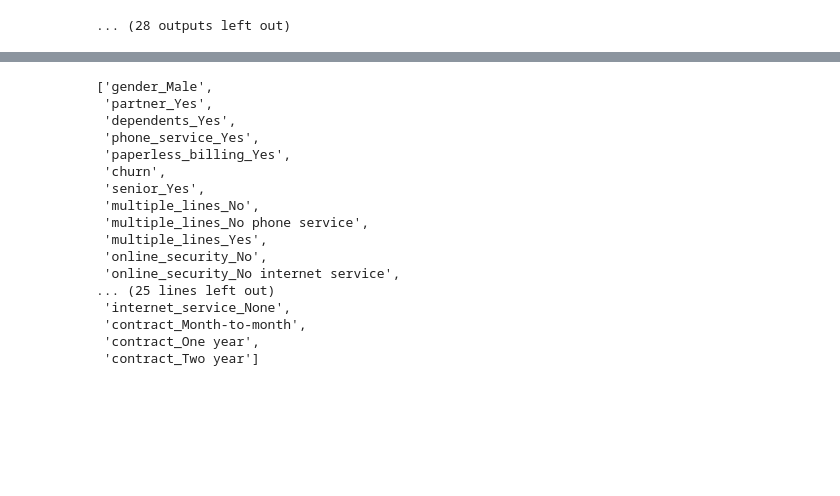
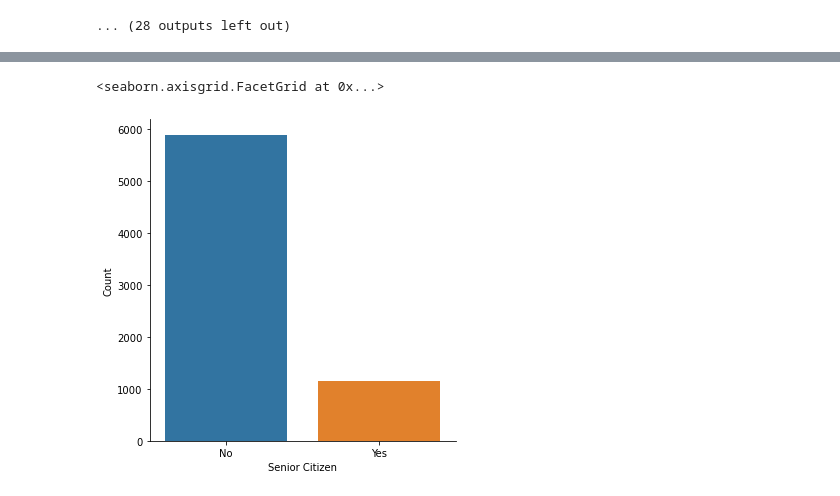
Before and after one commit to joshuamchavez2/Telco-Classification-Project, a Jupyter notebook: draft.ipynb, the cells around one changed output, grey strips where cells are left out. Drawn from its saved outputs; the diff is of its cells as text; code cells hidden in the pictures; blank space fills up the shorter version.

```diff
--- a/draft.ipynb
+++ b/draft.ipynb
@@ -238,0 +171,6 @@ memory usage: 501.3 KB
+# %%
+x = sns.catplot(x="senior", kind="count", data=df, color="blue")
+x.set_axis_labels('Senior Citizen', 'Count')
+# %% [output]
+<seaborn.axisgrid.FacetGrid at 0x...>
+[figure, added]
@@ -239,24 +179,6 @@ memory usage: 501.3 KB
 # %%
+# creating a category variable to hold my column names
 categ = df.nunique()[df.nunique() <= 5].index
-list(categ)
-# %% [output]
-['gender_Male',
- 'partner_Yes',
- 'dependents_Yes',
- 'phone_service_Yes',
- 'paperless_billing_Yes',
- 'churn',
- 'senior_Yes',
- 'multiple_lines_No',
- 'multiple_lines_No phone service',
- 'multiple_lines_Yes',
- 'online_security_No',
- 'online_security_No internet service',
-... (25 lines left out)
- 'internet_service_None',
- 'contract_Month-to-month',
- 'contract_One year',
- 'contract_Two year']
 # %%
 cat_vars = list(categ)
 quant_vars = ['total_charges', 'tenure', 'monthly_charges']
```
Also changed, not shown: parts of 48 cells of this notebook, 13 other files.
